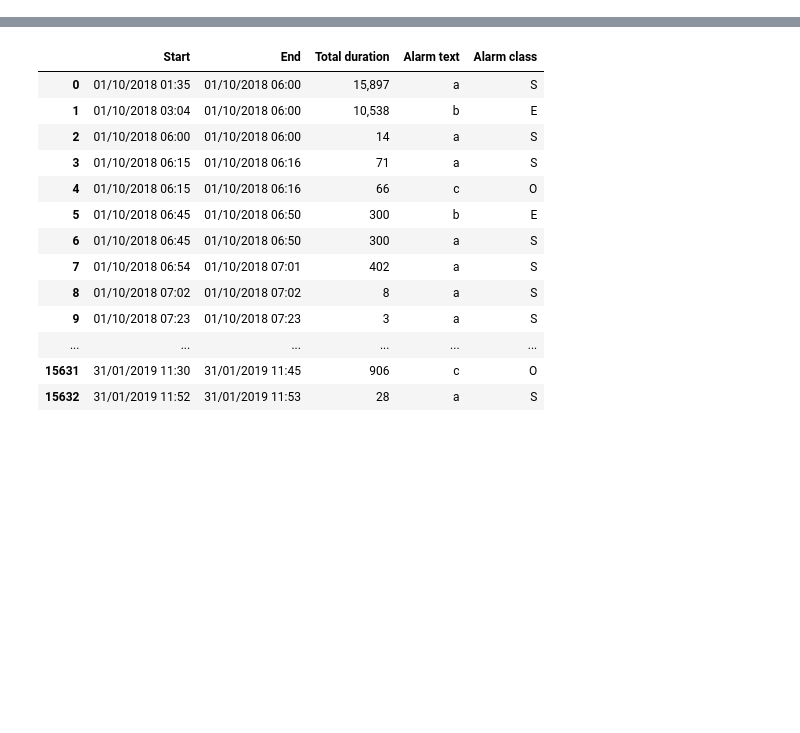
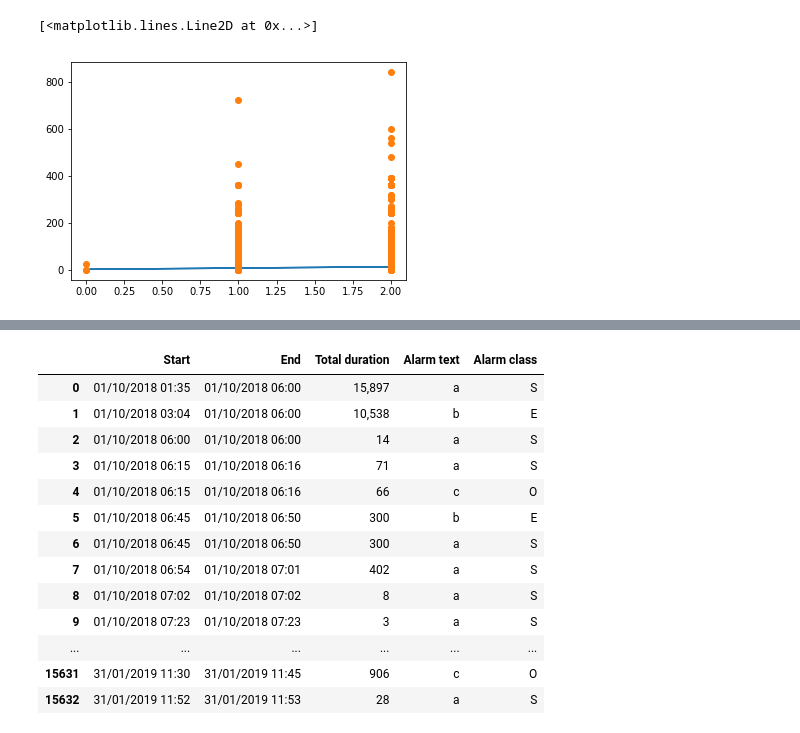
Before and after one commit to jetsaltydog/MINI_project, a Jupyter notebook: mini_data.ipynb, the cells around one changed output, grey strips where cells are left out. Drawn from its saved outputs; the diff is of its cells as text; code cells hidden in the pictures; blank space fills up the shorter version.

```diff
--- a/mini_data.ipynb
+++ b/mini_data.ipynb
@@ -26,0 +73,41 @@ quality_data
+# %%
+Y = np.matrix(new_quality.iloc[:, 15:16])
+
+X = np.matrix(new_quality.iloc[:, 16:17])
+
+k = len(X)
+
+if np.shape(X)[0] == 1:
+    X = np.transpose(X)
+
+X_mod = np.c_[np.ones(k), X]
+
+#if np.shape(Y)[0] == 1:
+ #   Y_mod = np.transpose(Y)
+# %%
+Y_mod = Y
+# %%
+def least_squares_variables():
+    A = []
+    j = 0
+    A_whole = np.linalg.inv(np.transpose(X_mod) * X_mod) * np.transpose(X_mod) * Y_mod
+    A.append(A_whole)
+    return A
+A = least_squares_variables()
+# %%
+# Once the linear coefficents have been calculated, the predicted y-cooridnates can be easily calculated
+# as follows.
+
+"Initial line(s) of best fit"
+
+Y_linear = np.zeros(np.shape(X))
+j = 0
+i = 0
+for i in range(k):
+    Y_linear[i] =  np.float(A[j][0]) + np.float(A[j][1]) * X[i]
+# %%
+plt.plot(X[:],Y_linear[:])
+plt.plot(X[:], Y_mod[:], 'o')
+# %% [output]
+[<matplotlib.lines.Line2D at 0x...>]
+[figure, added]
```
Also changed, not shown: parts of 13 cells of this notebook.
